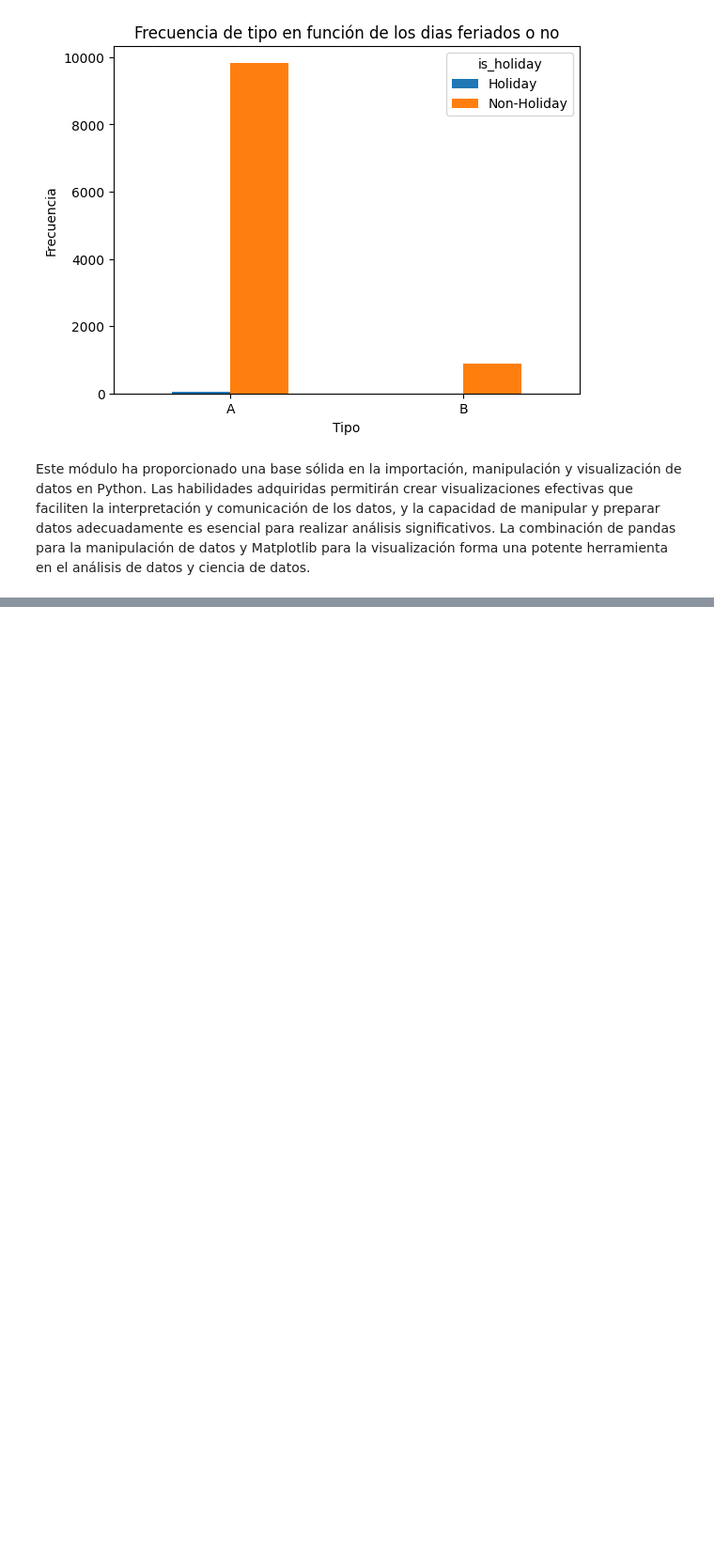
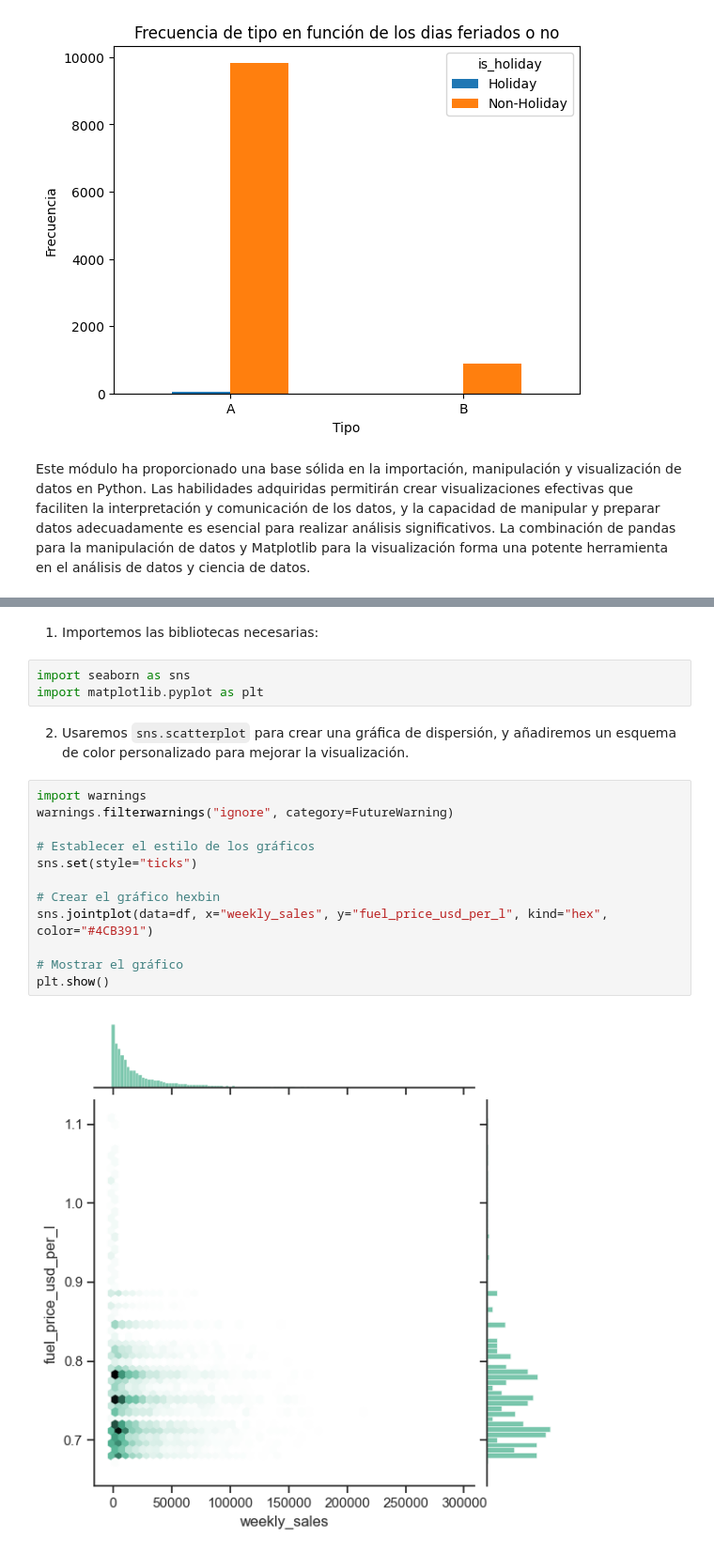
Before and after one commit to cdeoroaguado/jbook_ml202430, a Jupyter notebook: _sources/modulo_2.ipynb, the cells around one changed output, grey strips where cells are left out. Shown at 94% size. Cells and saved outputs as stored; diff of their text form; blank space fills up the shorter version.

```diff
--- a/_sources/modulo_2.ipynb
+++ b/_sources/modulo_2.ipynb
@@ -2515,0 +2527,21 @@ Este módulo ha proporcionado una base sólida en la importación, manipulación
+# %% [markdown]
+1. Importemos las bibliotecas necesarias:
+# %%
+import seaborn as sns
+import matplotlib.pyplot as plt
+# %% [markdown]
+2.  Usaremos `sns.scatterplot` para crear una gráfica de dispersión, y añadiremos un esquema de color personalizado para mejorar la visualización.
+# %%
+import warnings
+warnings.filterwarnings("ignore", category=FutureWarning)
+
+# Establecer el estilo de los gráficos
+sns.set(style="ticks")
+
+# Crear el gráfico hexbin
+sns.jointplot(data=df, x="weekly_sales", y="fuel_price_usd_per_l", kind="hex", color="#4CB391")
+
+# Mostrar el gráfico
+plt.show()
+# %% [output]
+[figure, added]
```
Also changed, not shown: parts of 11 cells of this notebook, 21 other files.
